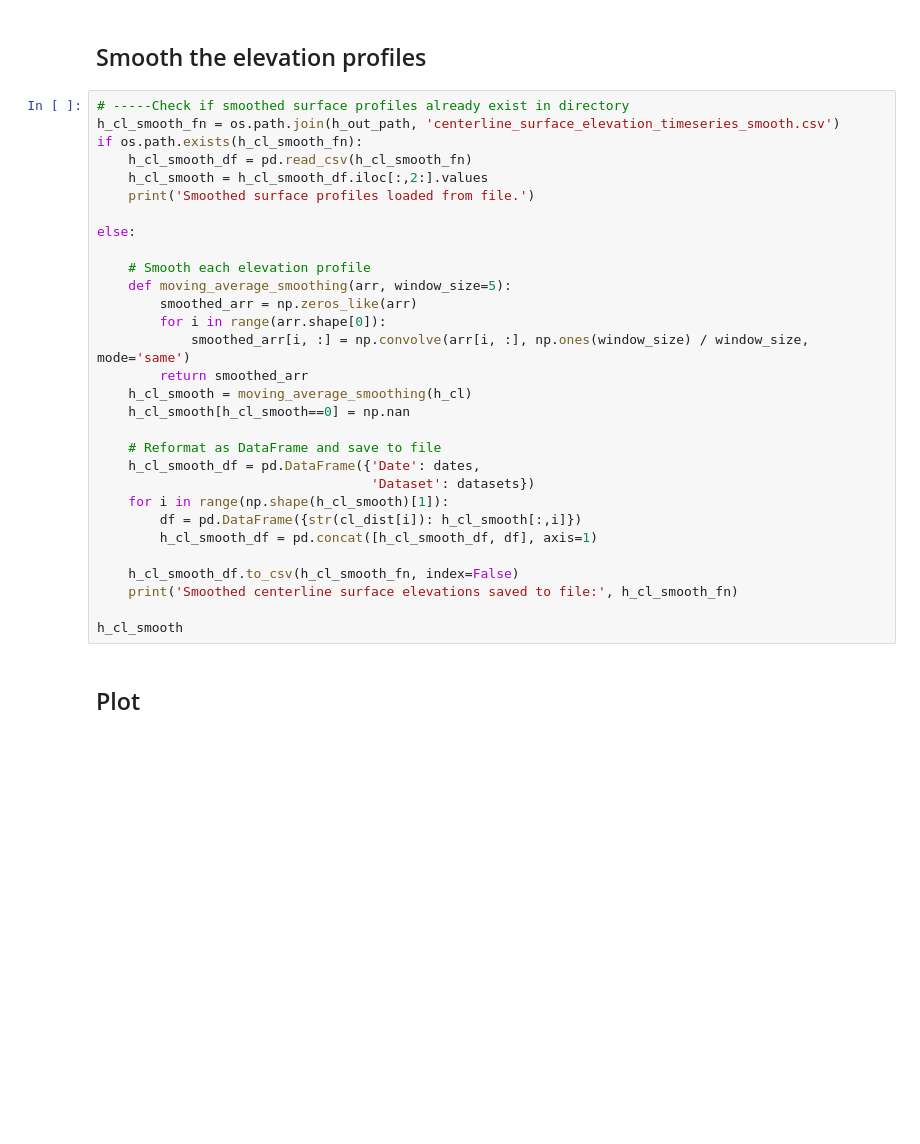
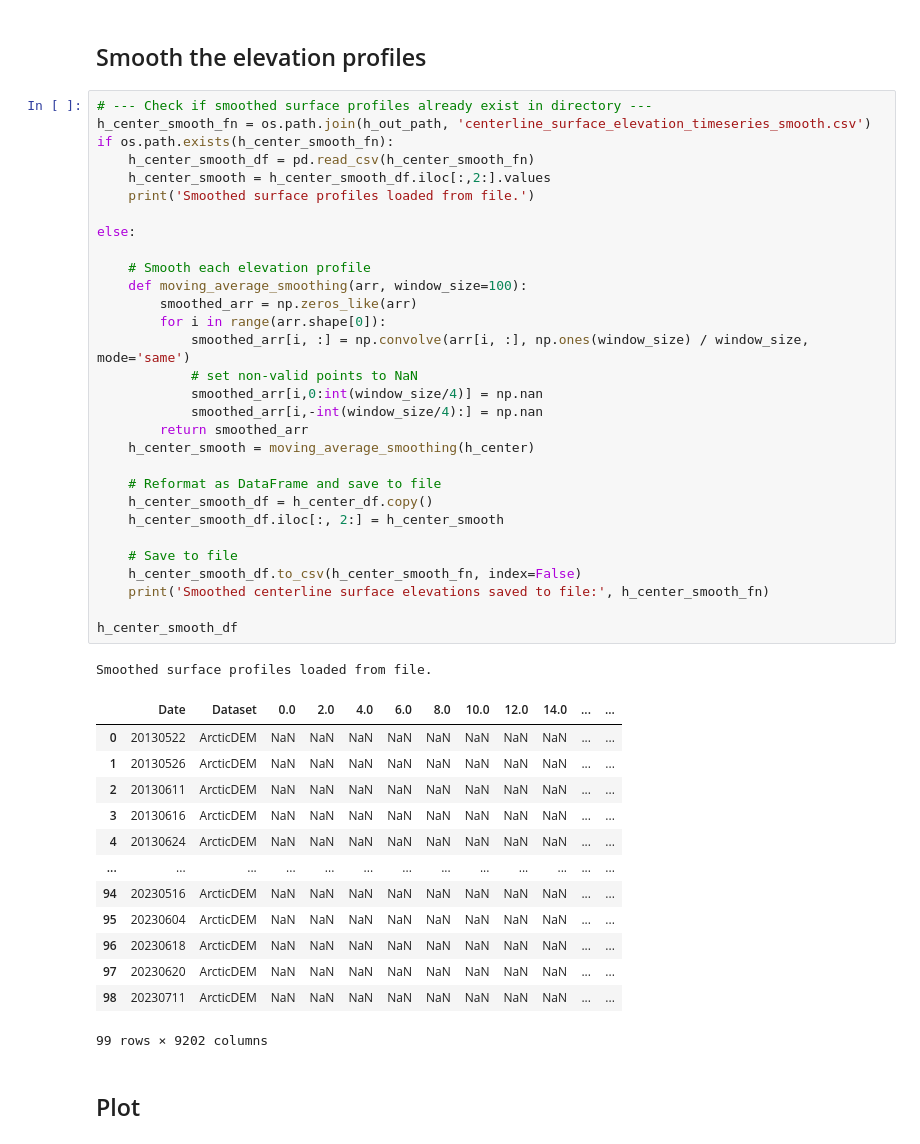
Before and after one commit to pohlan/Hubbard2024, a Jupyter notebook: dems/2_centerline_surface_elevation_timeseries.ipynb, the cells around one changed output. Cells and saved outputs as stored; diff of their text form; blank space fills up the shorter version.

```diff
--- a/dems/2_centerline_surface_elevation_timeseries.ipynb
+++ b/dems/2_centerline_surface_elevation_timeseries.ipynb
@@ -246,35 +182,50 @@ h_cl
 # %% [markdown]
 ## Smooth the elevation profiles
 # %%
-# -----Check if smoothed surface profiles already exist in directory
-h_cl_smooth_fn = os.path.join(h_out_path, 'centerline_surface_elevation_timeseries_smooth.csv')
-if os.path.exists(h_cl_smooth_fn):
-    h_cl_smooth_df = pd.read_csv(h_cl_smooth_fn)
-    h_cl_smooth = h_cl_smooth_df.iloc[:,2:].values
+# --- Check if smoothed surface profiles already exist in directory ---
+h_center_smooth_fn = os.path.join(h_out_path, 'centerline_surface_elevation_timeseries_smooth.csv')
+if os.path.exists(h_center_smooth_fn):
+    h_center_smooth_df = pd.read_csv(h_center_smooth_fn)
+    h_center_smooth = h_center_smooth_df.iloc[:,2:].values
     print('Smoothed surface profiles loaded from file.')
 
 else:
 
     # Smooth each elevation profile
-    def moving_average_smoothing(arr, window_size=5):
+    def moving_average_smoothing(arr, window_size=100):
         smoothed_arr = np.zeros_like(arr)
         for i in range(arr.shape[0]):
             smoothed_arr[i, :] = np.convolve(arr[i, :], np.ones(window_size) / window_size, mode='same')
+            # set non-valid points to NaN
+            smoothed_arr[i,0:int(window_size/4)] = np.nan
+            smoothed_arr[i,-int(window_size/4):] = np.nan
         return smoothed_arr
-    h_cl_smooth = moving_average_smoothing(h_cl)
-    h_cl_smooth[h_cl_smooth==0] = np.nan
+    h_center_smooth = moving_average_smoothing(h_center)
 
     # Reformat as DataFrame and save to file
-    h_cl_smooth_df = pd.DataFrame({'Date': dates,
-                                   'Dataset': datasets})
-    for i in range(np.shape(h_cl_smooth)[1]):
-        df = pd.DataFrame({str(cl_dist[i]): h_cl_smooth[:,i]})
-        h_cl_smooth_df = pd.concat([h_cl_smooth_df, df], axis=1)
+    h_center_smooth_df = h_center_df.copy()
+    h_center_smooth_df.iloc[:, 2:] = h_center_smooth
 
-    h_cl_smooth_df.to_csv(h_cl_smooth_fn, index=False)
-    print('Smoothed centerline surface elevations saved to file:', h_cl_smooth_fn)
+    # Save to file
+    h_center_smooth_df.to_csv(h_center_smooth_fn, index=False)
+    print('Smoothed centerline surface elevations saved to file:', h_center_smooth_fn)
 
-h_cl_smooth
+h_center_smooth_df
+# %% [output]
+Smoothed surface profiles loaded from file.
+|  | Date | Dataset | 0.0 | 2.0 | 4.0 | 6.0 | 8.0 | 10.0 | 12.0 | 14.0 | ... | ... |
+| 0 | 20130522 | ArcticDEM | NaN | NaN | NaN | NaN | NaN | NaN | NaN | NaN | ... | ... |
+| 1 | 20130526 | ArcticDEM | NaN | NaN | NaN | NaN | NaN | NaN | NaN | NaN | ... | ... |
+| 2 | 20130611 | ArcticDEM | NaN | NaN | NaN | NaN | NaN | NaN | NaN | NaN | ... | ... |
+| 3 | 20130616 | ArcticDEM | NaN | NaN | NaN | NaN | NaN | NaN | NaN | NaN | ... | ... |
+| 4 | 20130624 | ArcticDEM | NaN | NaN | NaN | NaN | NaN | NaN | NaN | NaN | ... | ... |
+| ... | ... | ... | ... | ... | ... | ... | ... | ... | ... | ... | ... | ... |
+| 94 | 20230516 | ArcticDEM | NaN | NaN | NaN | NaN | NaN | NaN | NaN | NaN | ... | ... |
+| 95 | 20230604 | ArcticDEM | NaN | NaN | NaN | NaN | NaN | NaN | NaN | NaN | ... | ... |
+| 96 | 20230618 | ArcticDEM | NaN | NaN | NaN | NaN | NaN | NaN | NaN | NaN | ... | ... |
+| 97 | 20230620 | ArcticDEM | NaN | NaN | NaN | NaN | NaN | NaN | NaN | NaN | ... | ... |
+| 98 | 20230711 | ArcticDEM | NaN | NaN | NaN | NaN | NaN | NaN | NaN | NaN | ... | ... |
+99 rows × 9202 columns
 # %% [markdown]
 ## Plot
 # %%
```
Also changed, not shown: parts of 26 cells of this notebook, 3 other files.
